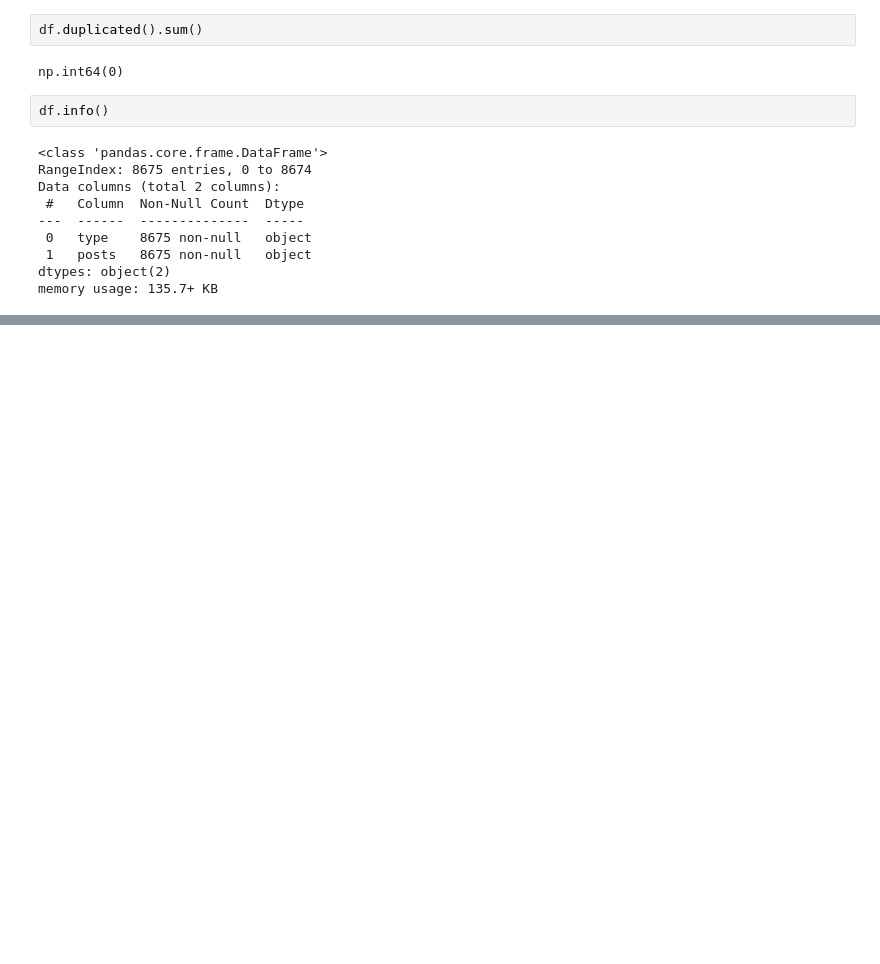
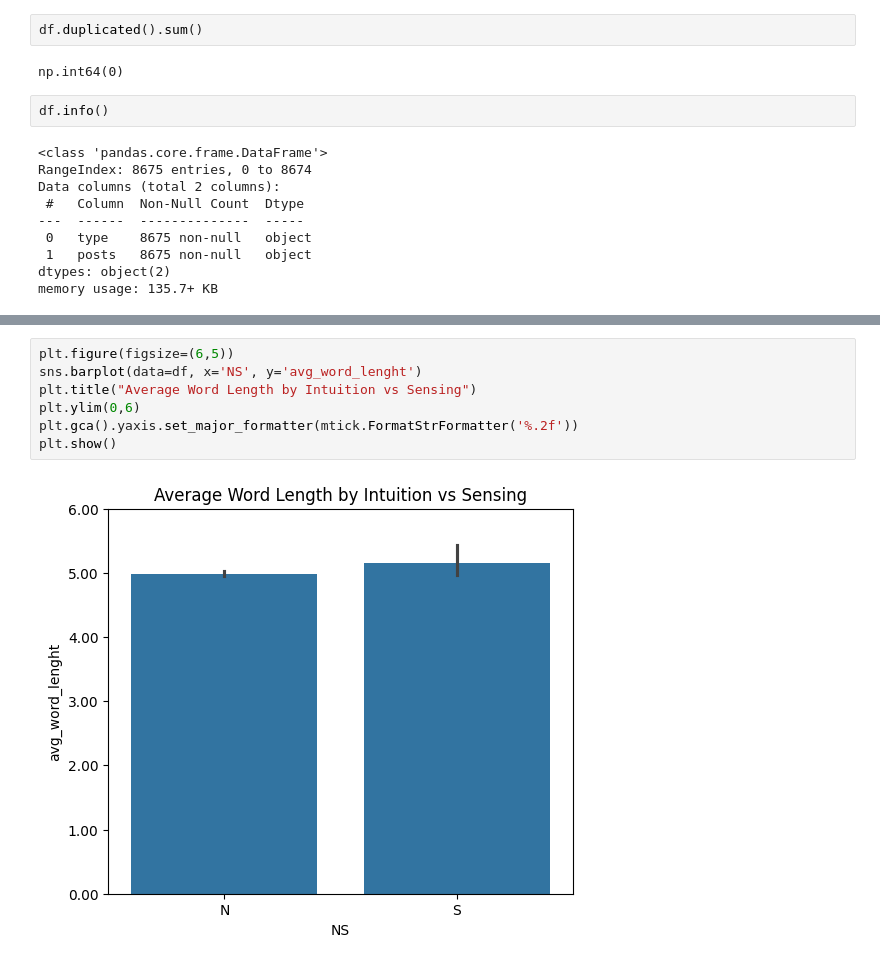
Before and after one commit to EngMohamed-op/MBTI-Personality, a Jupyter notebook: EDA_project.ipynb, the cells around one changed output, grey strips where cells are left out. Saved outputs shown, nothing was run; the diff lists cells and outputs as text; blank space fills up the shorter version.

Commit message:
Done of the EDA section just need to write insights and preprocessing the data for ML model

```diff
--- a/EDA_project.ipynb
+++ b/EDA_project.ipynb
@@ -67,0 +145,9 @@ df.describe()
+# %%
+plt.figure(figsize=(6,5))
+sns.barplot(data=df, x='NS', y='avg_word_lenght')
+plt.title("Average Word Length by Intuition vs Sensing")
+plt.ylim(0,6)
+plt.gca().yaxis.set_major_formatter(mtick.FormatStrFormatter('%.2f'))
+plt.show()
+# %% [output]
+[figure, added]
```
Also changed, not shown: parts of 26 cells of this notebook.
